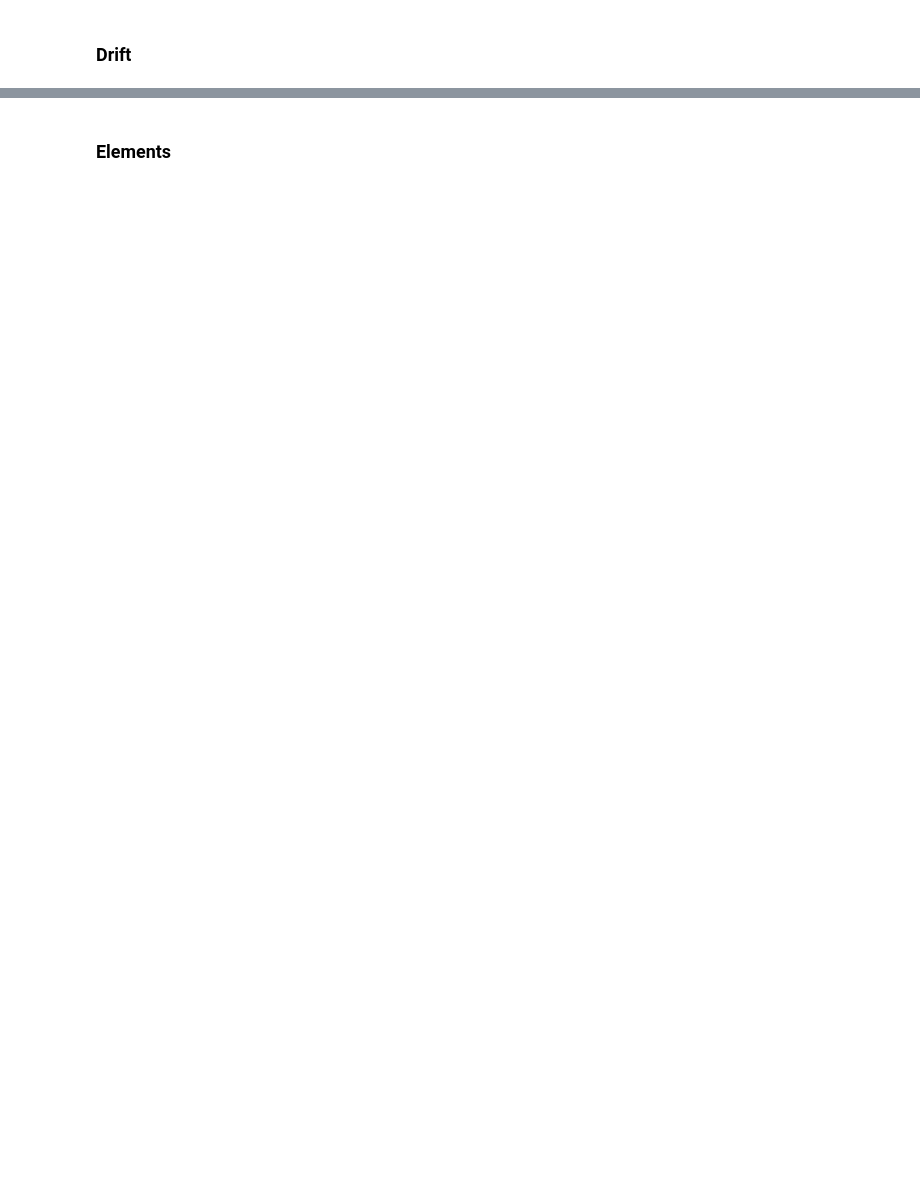
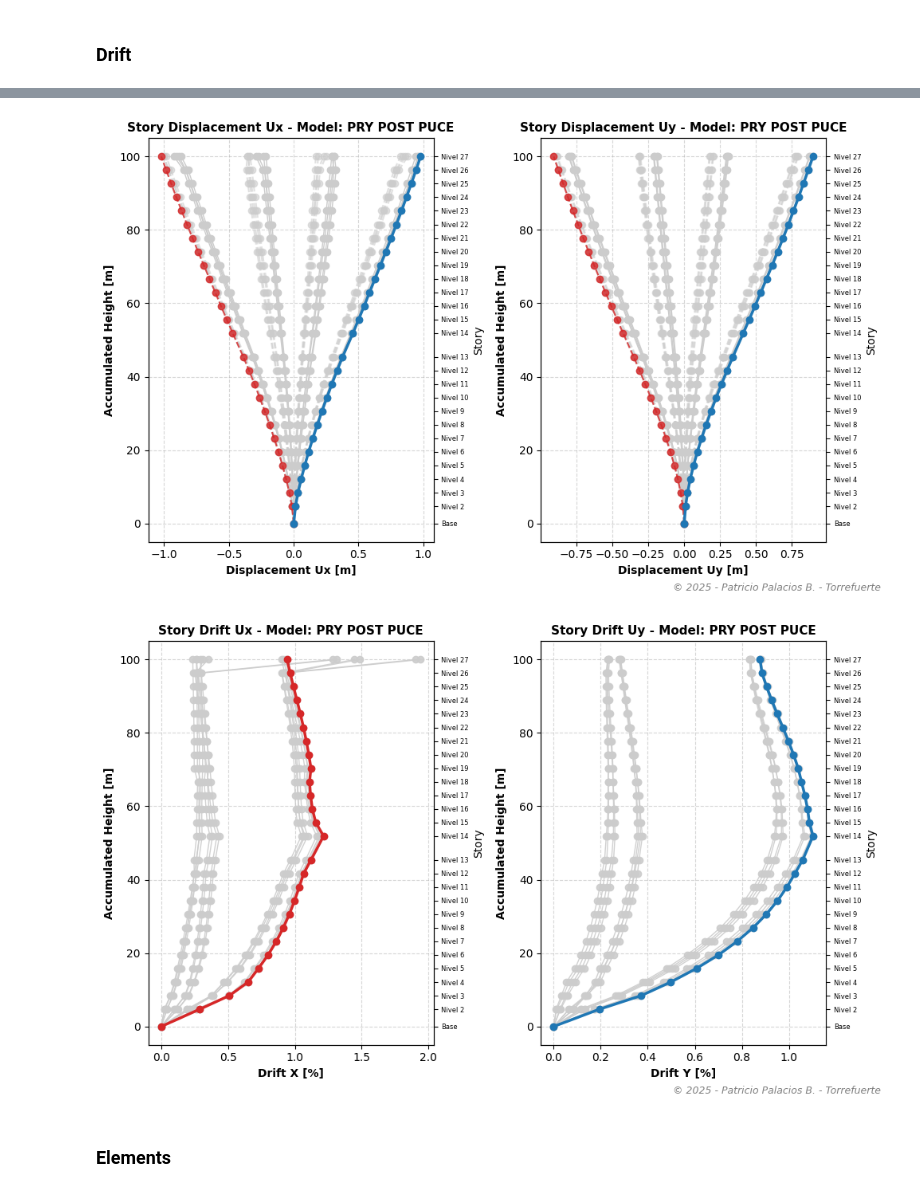
Before and after one commit to ppalacios92/EtabsToPython, a Jupyter notebook: examples/EtabsToPython.ipynb, the cells around one changed output, grey strips where cells are left out. Cells and saved outputs as stored; diff of their text form; code cells hidden in the pictures; blank space fills up the shorter version.

```diff
--- a/examples/EtabsToPython.ipynb
+++ b/examples/EtabsToPython.ipynb
@@ -48,22 +85,25 @@ print(Cd*Ie/R)
 # %%
 from etabstopython.plotter import plot_story_displacement_bounds
 from etabstopython.plotter import plot_story_drift_bounds
 
 
 
 combos_comp=['1.2D+1.0E+1.0L+0.2S (1X)' , '1.2D+1.0E+1.0L+0.2S (2X)'    , '1.2D+1.0E+1.0L+0.2S (3X)'     , '1.2D+1.0E+1.0L+0.2S (4X)',
              '0.9D+1.0E (1X)'           , '0.9D+1.0E (2X)'              , '0.9D+1.0E (3X)'               , '0.9D+1.0E (4X)',
              '1.2D+1.0E+1.0L+0.2S (1Y)' , '1.2D+1.0E+1.0L+0.2S (2Y)'    , '1.2D+1.0E+1.0L+0.2S (3Y)'     , '1.2D+1.0E+1.0L+0.2S (4Y)',
              '0.9D+1.0E (1Y)'           , '0.9D+1.0E (2Y)'              , '0.9D+1.0E (3Y)'               , '0.9D+1.0E (4Y)' , ]
 
 
 # combos_comp=['1.2D+1.6L', '1.2D+1.0E+1.0L+0.2S (3X)' ]
-combos_comp=['1.2D+1.6L']
+# combos_comp=['1.2D+1.6L']
 highlight_combo='Envolvente-AEE'
 
 
 plot_story_displacement_bounds(model, combos_comp, color=[0.8, 0.8, 0.8], lw=1.0, highlight_combo=highlight_combo , factor=1.0)
 plot_story_drift_bounds(model, combos_comp, color=[0.8, 0.8, 0.8], lw=1.0, highlight_combo=highlight_combo, factor=Cd*Ie/R)
+# %% [output]
+[figure, added]
+[figure, added]
 # %% [markdown]
 ### Elements
 # %%
```
Also changed, not shown: parts of 5 cells of this notebook.
